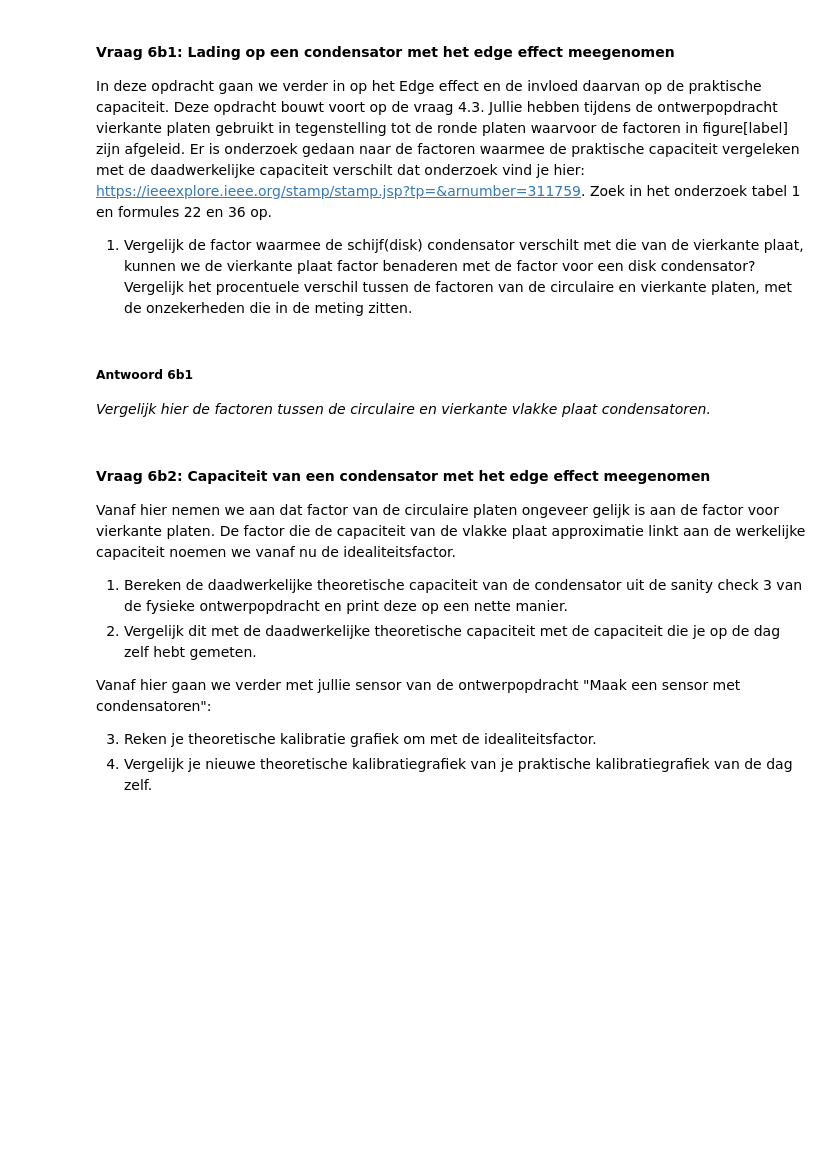
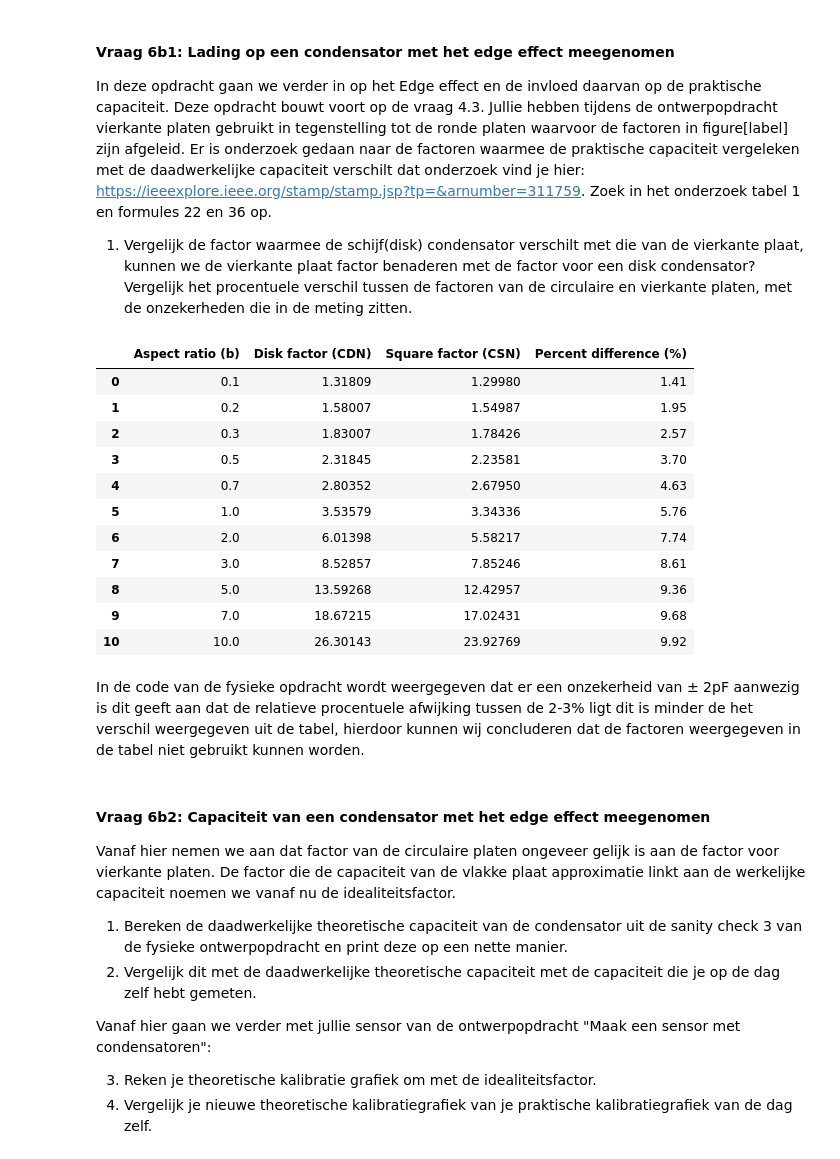
Before and after one commit to Rune-TuDelft/opdrachten-DEF-D, a Jupyter notebook: DigitaleOntwerpopdrachten/1CondensatorOpdracht/CondensatorOntwerpopdracht.ipynb, the cells around one changed output. Drawn from its saved outputs; the diff is of its cells as text; code cells hidden in the pictures; blank space fills up the shorter version.

```diff
--- a/DigitaleOntwerpopdrachten/1CondensatorOpdracht/CondensatorOntwerpopdracht.ipynb
+++ b/DigitaleOntwerpopdrachten/1CondensatorOpdracht/CondensatorOntwerpopdracht.ipynb
@@ -866,10 +866,41 @@ In deze opdracht gaan we verder in op het Edge effect en de invloed daarvan op d
 Jullie hebben tijdens de ontwerpopdracht vierkante platen gebruikt in tegenstelling tot de ronde platen waarvoor de factoren in figure[label] zijn afgeleid. Er is onderzoek gedaan naar de factoren waarmee de praktische capaciteit vergeleken met de daadwerkelijke capaciteit verschilt dat onderzoek vind je hier: https://ieeexplore.ieee.org/stamp/stamp.jsp?tp=&arnumber=311759. Zoek in het onderzoek tabel 1 en formules 22 en 36 op.
 
 1. Vergelijk de factor waarmee de schijf(disk) condensator verschilt met die van de vierkante plaat, kunnen we de vierkante plaat factor benaderen met de factor voor een disk condensator? Vergelijk het procentuele verschil tussen de factoren van de circulaire en vierkante platen, met de onzekerheden die in de meting zitten.
-# %% [markdown]
-##### Antwoord 6b1
-
-*Vergelijk hier de factoren tussen de circulaire en vierkante vlakke plaat condensatoren.*
+# %%
+##### Antwoord 6b1
+import numpy as np
+import pandas as pd
+# disk capacitance
+Cdn = np.array([1.31809, 1.58007,1.83007,2.31845,2.80352,3.53579,6.01398,8.52857,13.59268,18.67215,26.30143])
+# square capacitance
+Csn = np.array([1.29980,1.54987,1.78426,2.23581,2.67950,3.34336,5.58217,7.85246,12.42957,17.02431,23.92769])
+ratio = np.array([0.1,0.2,0.3,0.5,0.7,1.0,2.0,3.0,5.0,7.0,10.0])
+
+percentage_array = (Cdn - Csn)/Csn * 100
+
+df = pd.DataFrame({
+    "Aspect ratio (b)": ratio,
+    "Disk factor (CDN)": Cdn,
+    "Square factor (CSN)": Csn,
+    "Percent difference (%)": np.round(percentage_array,2)
+})
+
+df
+# %% [output]
+|  | Aspect ratio (b) | Disk factor (CDN) | Square factor (CSN) | Percent difference (%) |
+| 0 | 0.1 | 1.31809 | 1.29980 | 1.41 |
+| 1 | 0.2 | 1.58007 | 1.54987 | 1.95 |
+| 2 | 0.3 | 1.83007 | 1.78426 | 2.57 |
+| 3 | 0.5 | 2.31845 | 2.23581 | 3.70 |
+| 4 | 0.7 | 2.80352 | 2.67950 | 4.63 |
+| 5 | 1.0 | 3.53579 | 3.34336 | 5.76 |
+| 6 | 2.0 | 6.01398 | 5.58217 | 7.74 |
+| 7 | 3.0 | 8.52857 | 7.85246 | 8.61 |
+| 8 | 5.0 | 13.59268 | 12.42957 | 9.36 |
+| 9 | 7.0 | 18.67215 | 17.02431 | 9.68 |
+| 10 | 10.0 | 26.30143 | 23.92769 | 9.92 |
+# %% [markdown]
+In de code van de fysieke opdracht wordt weergegeven dat er een onzekerheid van ± 2pF aanwezig is dit geeft aan dat de relatieve procentuele afwijking tussen de 2-3% ligt dit is minder de het verschil weergegeven uit de tabel, hierdoor kunnen wij concluderen dat de factoren weergegeven in de tabel niet gebruikt kunnen worden.
 # %% [markdown]
 #### Vraag 6b2: Capaciteit van een condensator met het edge effect meegenomen
 
```
Also changed, not shown: parts of 2 cells of this notebook, 1 other file.
